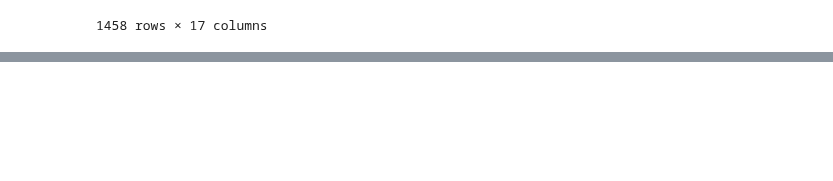
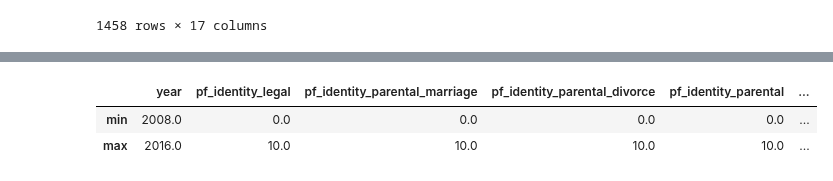
Before and after one commit to kevinsen/diplodatos-ayv-1, a Jupyter notebook: AyV-practico-1.ipynb, the cells around one changed output, grey strips where cells are left out. Saved outputs shown, nothing was run; the diff lists cells and outputs as text; code cells hidden in the pictures; blank space fills up the shorter version.

```diff
--- a/AyV-practico-1.ipynb
+++ b/AyV-practico-1.ipynb
@@ -68,0 +112,7 @@ ndataset
+# %%
+# minimos y maximos de variables cuantitativas
+idataset.describe().loc[['min','max']]
+# %% [output]
+|  | year | pf_identity_legal | pf_identity_parental_marriage | pf_identity_parental_divorce | pf_identity_parental | ... |
+| min | 2008.0 | 0.0 | 0.0 | 0.0 | 0.0 | ... |
+| max | 2016.0 | 10.0 | 10.0 | 10.0 | 10.0 | ... |
```
Also changed, not shown: parts of 22 cells of this notebook, 1 other file.
